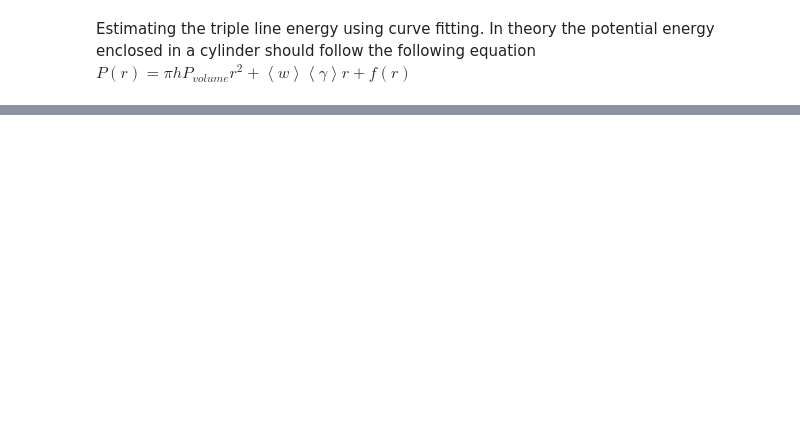
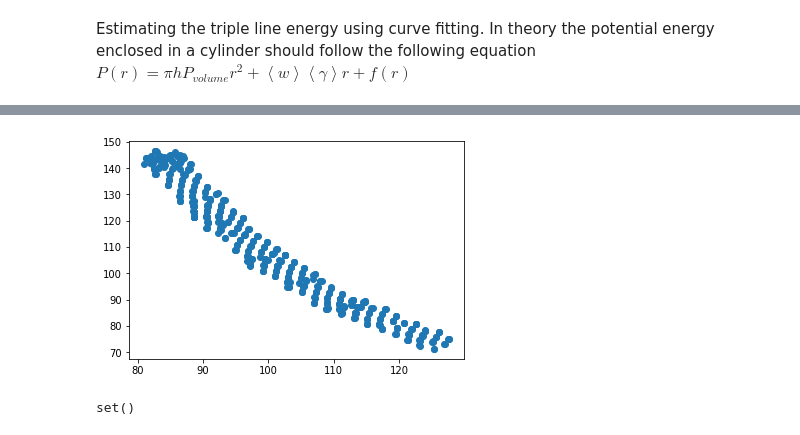
Before and after one commit to PaulTwine/TripleLines.github.io, a Jupyter notebook: TripleLine Fitting.ipynb, the cells around one changed output, grey strips where cells are left out. Cells and saved outputs as stored; diff of their text form; code cells hidden in the pictures; blank space fills up the shorter version.

```diff
--- a/TripleLine Fitting.ipynb
+++ b/TripleLine Fitting.ipynb
@@ -161,9 +137,0 @@ plt.matshow(CellArray[:,:,:], origin = 'lower')
-# %%
-arrCentre = objProcess.GetTripleLines(4)
-arrLength = objProcess.GetTripleLines(7)-objProcess.GetTripleLines(4)
-arrWidth = 5*a1*np.cross(gf.NormaliseVector(arrLength), np.array([0,0,1]))
-lstIDs = objProcess.FindValuesInBox(objProcess.GetNonLatticeAtoms(), arrCentre,arrLength, arrWidth,
-                        objProcess.CellHeight*np.array([0,0,1]), [0])
-
-arrPoints = objProcess.PeriodicShiftAllCloser(arrCentre,objProcess.GetAtomsByID(lstIDs)[:,1:4])
-plt.scatter(arrPoints[:,0], arrPoints[:,1])
@@ -255,3 +148,29 @@ class GrainBoundaryCurve(object):
+# %%
+lstIndices = []
+lstRemove = []
+arrGB3d =  objProcess.GetUniqueGrainBoundaries('UTJ1,UTJ4').GetPoints(2*a2, True)
+for k in range(1,len(arrGB3d)):
+    arrLength = arrGB3d[k]-arrGB3d[k-1]
+    arrWidth = gf.NormaliseVector(np.cross(arrLength,np.array([0,0,1])))
+    lstIndices.extend(objProcess.FindCylindricalAtoms(objProcess.GetAtomData()[:,0:4], arrGB3d[k],
+                                              a2/2,objProcess.CellHeight))
+    lstIndices.extend(objProcess.FindBoxAtoms(objProcess.GetAtomData()[:,0:4], arrGB3d[k-1],
+                                              arrLength, a2*arrWidth,objProcess.GetCellVectors()[2,:]))
+lstRemove.extend(objProcess.GetUniqueTripleLines('UTJ1').GetAtomIDs())
+lstRemove.extend(objProcess.GetUniqueTripleLines('UTJ4').GetAtomIDs())
+setIndices = set(lstIndices)
+setIndices = setIndices.difference(lstRemove)
+lstIndices = list(setIndices)
+arrAtoms = objProcess.PeriodicShiftAllCloser(objProcess.GetUniqueTripleLines('UTJ1').GetCentre(),
+                                             objProcess.GetAtomsByID(lstIndices)[:,1:4])
+plt.scatter(arrAtoms[:,0], arrAtoms[:,1])
+plt.show()
+# %% [output]
+[figure, added]
+# %%
+setIndices.difference(lstRemove)-setIndices
+# %% [output]
+set()
 # %%
 arrStart = objProcess.GetUniqueTripleLines(0)
 arrSecondTriple = objProcess.PeriodicShiftCloser(arrStart,objProcess.GetUniqueTripleLines(1))
```
Also changed, not shown: parts of 7 cells of this notebook, 1 other file.
